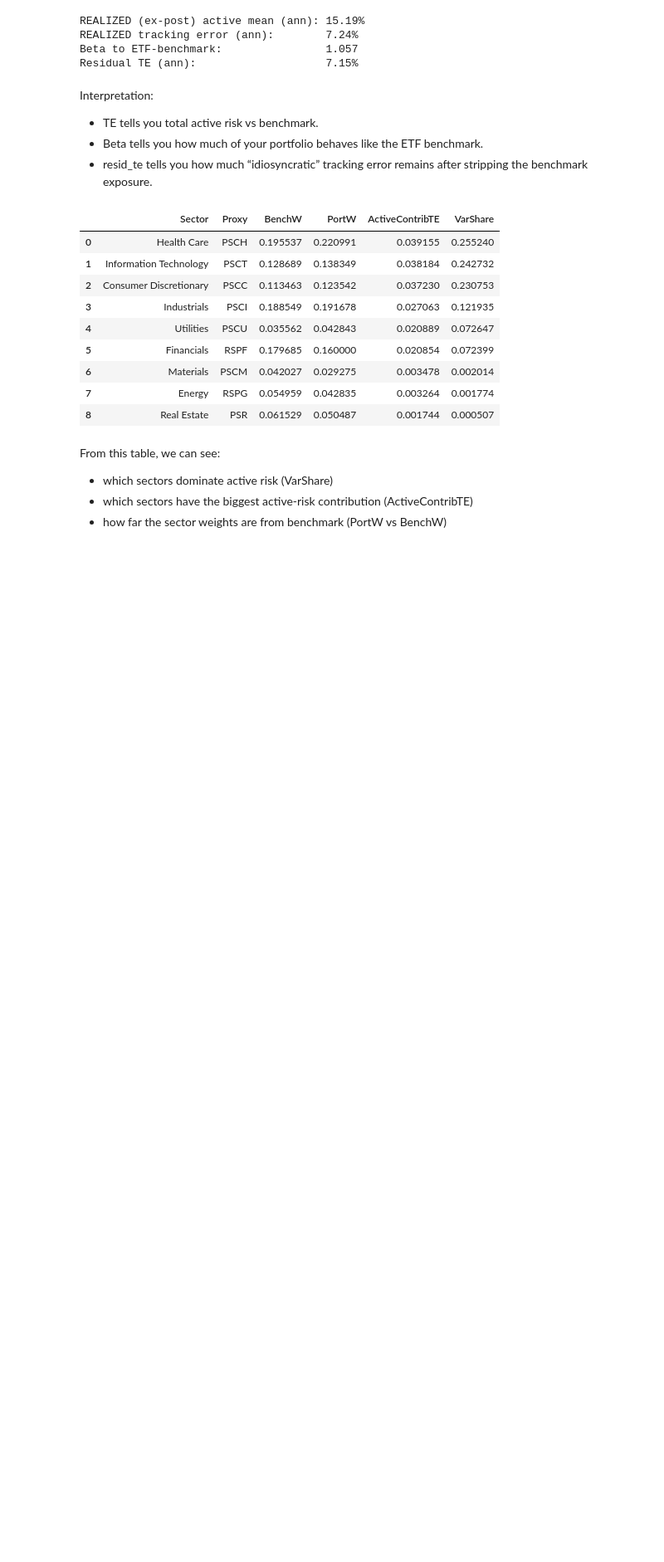
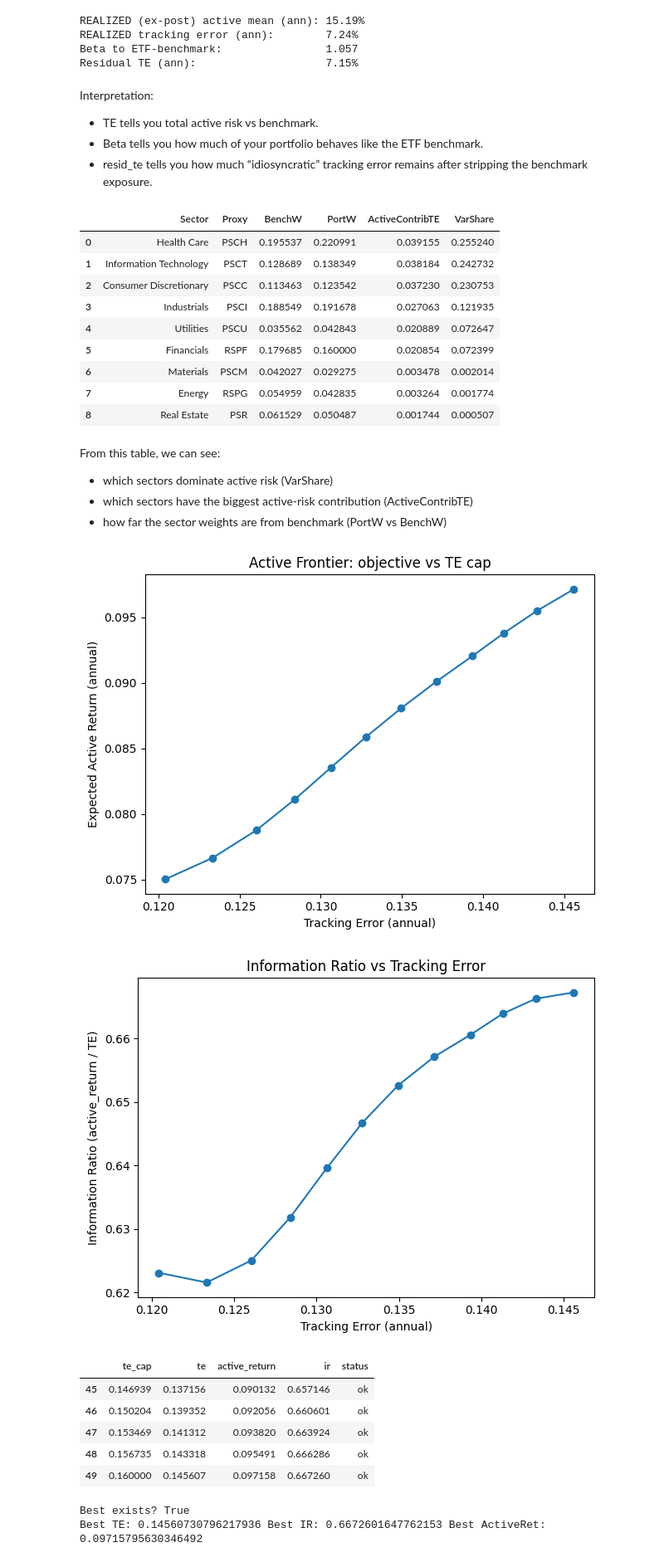
Before and after one commit to jfour1e/BUFC-fund-dashboard, a Jupyter notebook: notebooks/run_optimizer.ipynb, the cells around one changed output. Shown at 83% size. Saved outputs shown, nothing was run; the diff lists cells and outputs as text; code cells hidden in the pictures; blank space fills up the shorter version.

Commit message:
fixed te/IR sweep functions

```diff
--- a/notebooks/run_optimizer.ipynb
+++ b/notebooks/run_optimizer.ipynb
@@ -280,3 +281,36 @@ From this table, we can see:
 - which sectors dominate active risk (VarShare)
 - which sectors have the biggest active-risk contribution (ActiveContribTE)
 - how far the sector weights are from benchmark (PortW vs BenchW)
+# %%
+res_sweep = run_te_sweep_frontier(
+    daily_prices_csv=prices_path,
+    holdings_info=HOLDINGS_INFO,
+    russell_sector_weights=RUSSELL_SECTOR_WEIGHTS,
+    bands=bands,
+    te_min=0.00,
+    te_max=0.16,
+    te_points=50,
+    lookback_days=252,
+    debug=False,
+    mosek_log=False,
+    plot=True,
+)
+
+frontier = res_sweep["frontier"]
+best = res_sweep["best"]
+
+display(frontier.tail())
+print("Best exists?", best is not None)
+if best:
+    print("Best TE:", best["te"], "Best IR:", best["ir"], "Best ActiveRet:", best["active_return"])
+# %% [output]
+[figure, added]
+[figure, added]
+|  | te_cap | te | active_return | ir | status |
+| 45 | 0.146939 | 0.137156 | 0.090132 | 0.657146 | ok |
+| 46 | 0.150204 | 0.139352 | 0.092056 | 0.660601 | ok |
+| 47 | 0.153469 | 0.141312 | 0.093820 | 0.663924 | ok |
+| 48 | 0.156735 | 0.143318 | 0.095491 | 0.666286 | ok |
+| 49 | 0.160000 | 0.145607 | 0.097158 | 0.667260 | ok |
+Best exists? True
+Best TE: 0.14560730796217936 Best IR: 0.6672601647762153 Best ActiveRet: 0.09715795630346492
```
Also changed, not shown: parts of 1 cell of this notebook, 4 other files.
